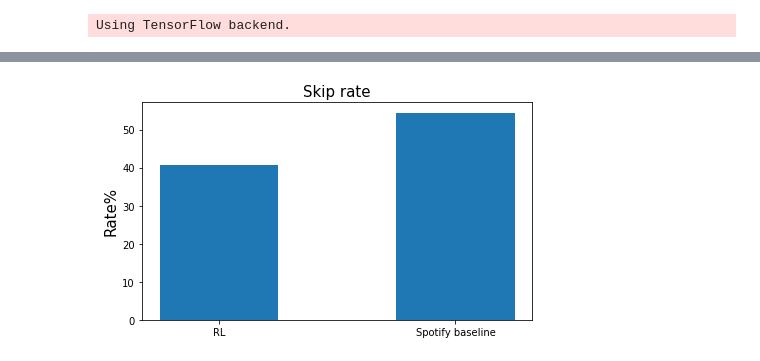
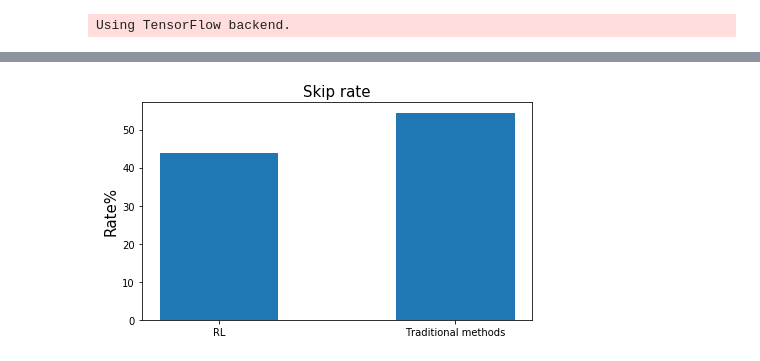
Before and after one commit to paige-chang/Music-Recommendation-System, a Jupyter notebook: notebook/music_recommender.ipynb, the cells around one changed output, grey strips where cells are left out. Drawn from its saved outputs; the diff is of its cells as text; code cells hidden in the pictures.

Commit message:
update data sample

```diff
--- a/notebook/music_recommender.ipynb
+++ b/notebook/music_recommender.ipynb
@@ -59,7 +59,7 @@ class DataGenerator():
                     path to the session data
         '''
 
-        user = pd.read_csv(datapath, compression = 'gzip')
+        user = pd.read_csv(datapath, compression = 'gzip', nrows = 100000)
         user = user.rename(columns = {user.columns[0]:'session_id'})
 
         # Correct the labeling of skip
@@ -991,7 +991,7 @@ gamma = 0.9
 buffer_size = 10000 # Size of replay memory D
 fixed_length = True # Fixed memory length
 # %%
-dg = DataGenerator('../data/user_data.tar.gz', '../data/music_data.tar.gz')
+dg = DataGenerator('../data/user_mini_data.tar.gz', '../data/music_mini_data.tar.gz')
 dg.gen_train_test(train_ratio = 0.7, seed = 42)
 dg.write_csv('train_set.csv', dg.train, nb_states = [history_length], nb_actions = [ra_length])
 dg.write_csv('test_set.csv', dg.test, nb_states = [history_length], nb_actions = [ra_length])
@@ -1062,18 +1062,18 @@ def test_actor(actor, test_df, all_df, embeddings, dict_embeddings, ra_length, h
 # %%
 # Test set
 ratings, diversity = test_actor(actor, dg.test, dg.data, embeddings, dict_embeddings, ra_length, history_length, target = False, nb_rounds = 2)
 ratings = pd.DataFrame(ratings)
 
 test_rating, baseline_rating = (1-ratings.mean())*100,(1-dg.data.rating.mean())*100
-ratings = [test_rating, baseline_rating]
+all_ratings = [test_rating, baseline_rating]
 fig, ax = plt.subplots(figsize = (7,4))
-labels = ['RL', 'Spotify baseline']
+labels = ['RL', 'Traditional methods']
 x = np.arange(len(labels))
-results = ax.bar(x, ratings, width = 0.5)
+results = ax.bar(x, all_ratings, width = 0.5)
 ax.set_ylabel('Rate%', fontsize = 15)
 ax.set_title('Skip rate', fontsize = 15)
 ax.set_xticks(x)
 ax.set_xticklabels(labels)
 plt.show()
 # %% [output]
-[figure, old version]
+[figure, new version]
```
Also changed, not shown: parts of 1 cell of this notebook, 4 other files.
